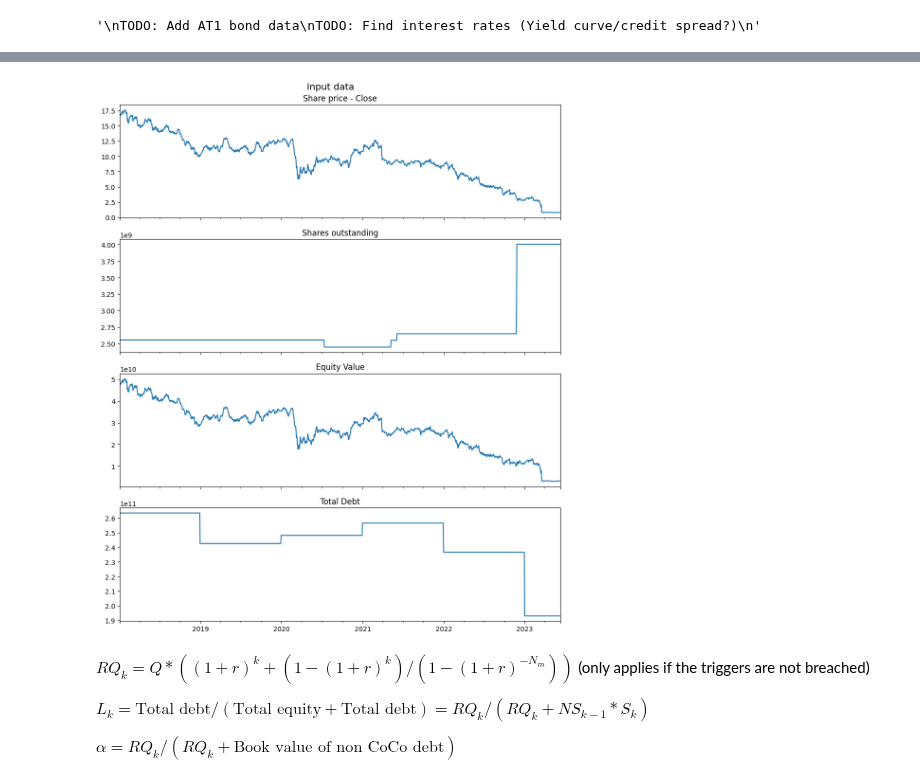
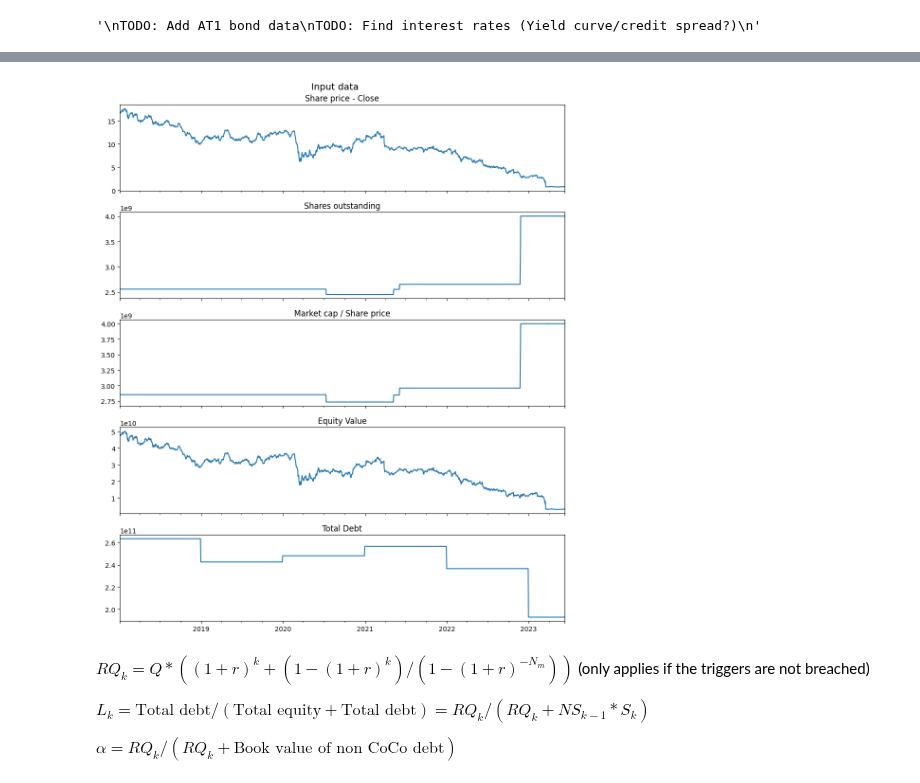
Before and after one commit to steinarb1234/DCL_coco_bond, a Jupyter notebook: main.ipynb, the cells around one changed output, grey strips where cells are left out. Cells and saved outputs as stored; diff of their text form; code cells hidden in the pictures.

```diff
--- a/main.ipynb
+++ b/main.ipynb
@@ -88,20 +88,8 @@ def load_timeseries_data(data_folder = "data") -> pd.DataFrame:
 
     return input_data
 
-# # Shares outstanding from book value data:
-# shares_outstanding = {
-#     "2018": 2_550_600_000,
-#     "2019": 2_436_200_000,
-#     "2020": 2_406_144_879,
-#     "2021": 2_569_684_509,
-#     "2022": 3_941_250_081
-# }
-
 input_data = load_timeseries_data()
-
-# input_data["Calculated market cap"] = input_data["Close"] * input_data["Common Shares - Outstanding - Total"]
-# input_data[["Calculated market cap", "Company Market Cap"]].plot()
-
+input_data["Market cap / Share price"] = input_data["Company Market Capitalization"] / input_data["Close"]
 
 # input_data.plot()
 input_data
@@ -122,30 +110,32 @@ input_data
 # %%
 # ================================================================
-#                        Plot the data
+#                       Plot the input data
 # ================================================================
 
 def plot_input_data(stock_data: pd.DataFrame) -> None:
     """
     Plot the stock data.
     """
 
-    fig, ax = plt.subplots(4, 1, sharex=True, figsize=(10, 12))
+    fig, ax = plt.subplots(5, 1, sharex=True, figsize=(10, 12))
     fig.suptitle("Input data", fontsize=14)
     stock_data["Close"].plot(ax=ax[0])
     ax[0].set_title("Share price - Close")
     stock_data["Issue Default Shares Outstanding"].plot(ax=ax[1])
     ax[1].set_title("Shares outstanding")
-    stock_data["Company Market Capitalization"].plot(ax=ax[2])
-    ax[2].set_title("Equity Value")
-    stock_data["Total Debt"].plot(ax=ax[3])
-    ax[3].set_title("Total Debt")
+    ax[2].set_title("Market cap / Share price")
+    stock_data["Market cap / Share price"].plot(ax=ax[2])
+    stock_data["Company Market Capitalization"].plot(ax=ax[3])
+    ax[3].set_title("Equity Value")
+    stock_data["Total Debt"].plot(ax=ax[4])
+    ax[4].set_title("Total Debt")
     plt.tight_layout()
     plt.savefig(f"images/input_data.png")
     plt.show()
 
 plot_input_data(input_data)
 # %% [output]
-[figure, old version]
+[figure, new version]
 # %% [markdown]
 $RQ_k = Q * ((1 + r)^k + (1 - (1 + r)^k)/(1 - (1 + r)^{-N_m}))$ (only applies if the triggers are not breached)
 
```
Also changed, not shown: parts of 3 cells of this notebook, 4 other files.
